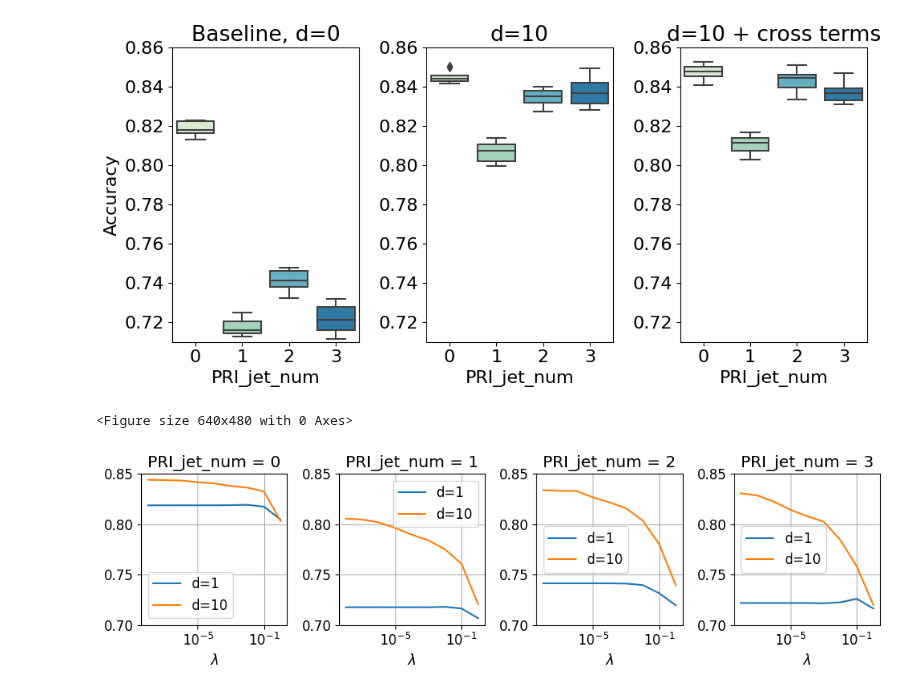
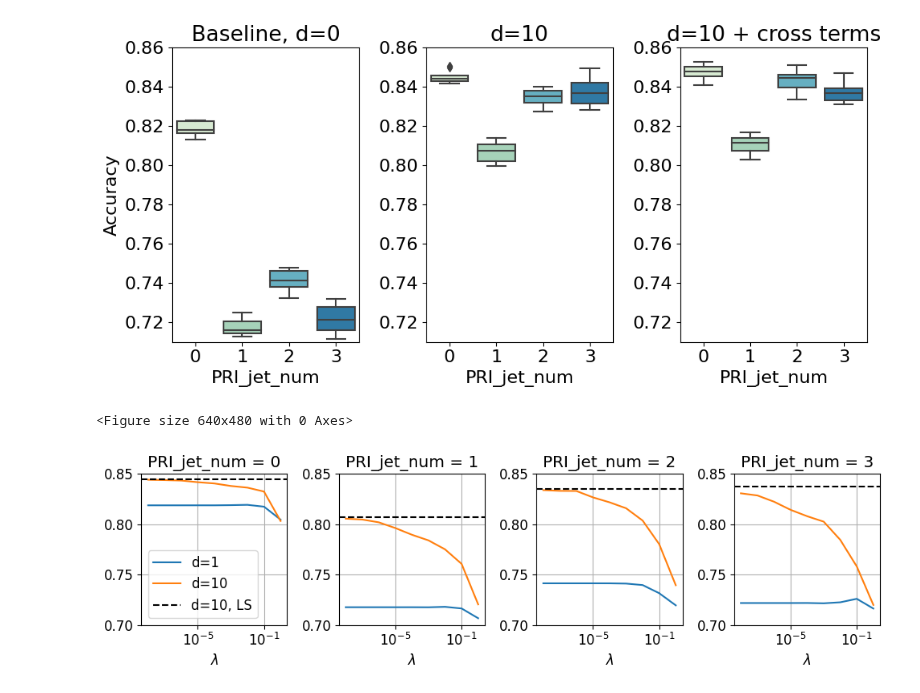
Before and after one commit to Alicia-max/ML--Binary-classification_Higgs-boson-competition, a Jupyter notebook: project/analysis.ipynb, the cells around one changed output. Drawn from its saved outputs; the diff is of its cells as text; code cells hidden in the pictures.

```diff
--- a/project/analysis.ipynb
+++ b/project/analysis.ipynb
@@ -151,3 +151,20 @@ logistic_regression
 --> Test Accuracy:  0.743904226728561  std  0.0025791373863174724
 reg_logistic_regression
 --> Test Accuracy:  0.743904226728561  std  0.0025791373863174724
+# %%
+## Baseline
+## Comparing all the methods with nothing done to rule out least squares GD and least squares SGD (since they are supposed to converge to least squares)
+methods = [least_squares, ridge_regression, logistic_regression, reg_logistic_regression]
+params = [
+    {'degree': 10, 'cross': False}, # Least squares
+    {'degree': 10, 'cross': False, 'lambda_':0.01}, # Ridge regression
+    {'gamma':1e-6, 'degree':10, 'cross':False, 'max_iters':max_iters, 'initial_w' : None}, # Logistic
+    {'gamma':1e-6, 'degree':10, 'cross':False, 'lambda_': 0.01, 'max_iters':max_iters, 'initial_w':None}, # Reg Logistic
+]
+
+
+for i in range(len(methods)):
+    log = True if 'logistic' in str(methods[i]) else False
+    _, acc_val, _ = cross_tunning(preprocessed_y, preprocessed_X, k_fold=k_fold, method=methods[i], parameters=[params[i]], seed=seed,log=log)
+    print((methods[i]).__name__)
+    print('\033[1m' +'--> Test Accuracy: '+'\033[0m' , np.mean(acc_val), ' std ', np.std(acc_val))
@@ -526,27 +552,29 @@ plt.savefig('proj1_boxplots.pdf')
 # %%
 matplotlib.rcParams.update({'font.size': 12})
 
 ylim = [.7, .85]
 lambda_ = np.logspace(-8, 0, 9)
 plt.figure()
 
 fig, axs = plt.subplots(nrows=1, ncols=4, sharex=True,
                                     figsize=(10, 3))
 data = [plot2_group0, plot2_group1, plot2_group2, plot2_group3]
+data_LS = [np.mean(plot1_group0['degree_LS']), np.mean(plot1_group1['degree_LS']), np.mean(plot1_group2['degree_LS']), np.mean(plot1_group3['degree_LS'])]
 for i in range(4):
     ax = axs[i]
     ax.set_title('PRI_jet_num = {}'.format(i))
     ax.semilogx(lambda_, data[i]['deg_0'], label='d=1')
     ax.semilogx(lambda_, data[i]['deg_10'], label='d=10')
+    ax.axhline(y = data_LS[i], color = 'k', linestyle = '--', label='d=10, LS')
     ax.grid(True)
     ax.set_ylim(ylim)
     ax.set_xlabel(r'$\lambda$')
-    ax.legend()
+    if i == 0:
+        ax.legend()
     ax.locator_params(axis='y', nbins=5)
 
 plt.tight_layout()
 plt.savefig('proj1_lsvsridge.pdf')
-#plt.savefig('ridge_vs_ls.eps')
 # %% [output]
 <Figure size 640x480 with 0 Axes>
-[figure, old version]
+[figure, new version]
```
Also changed, not shown: parts of 1 cell of this notebook.
